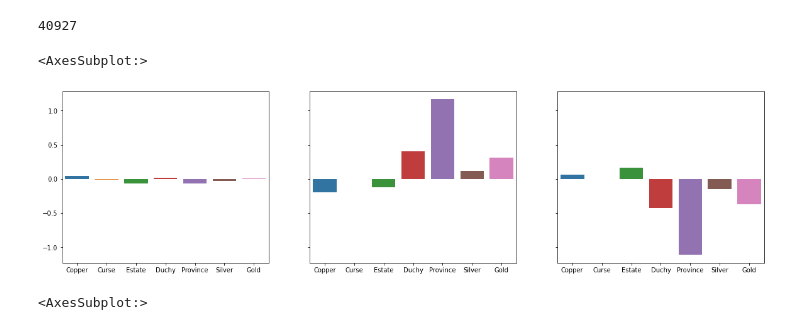
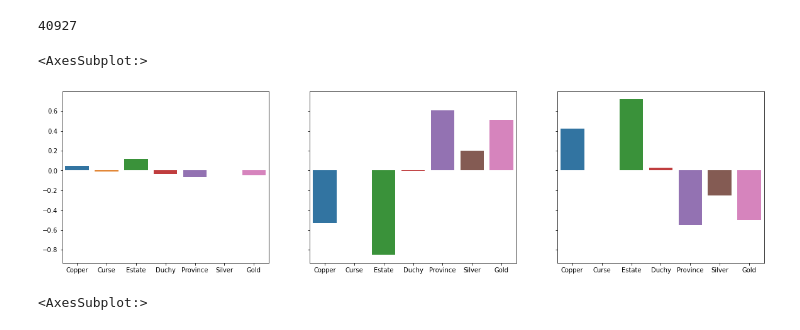
Before and after one commit to SpecificGenerality/PyDominion, a Jupyter notebook: notebooks/mcts_training.ipynb, the cells around one changed output. Drawn from its saved outputs; the diff is of its cells as text; code cells hidden in the pictures.

```diff
--- a/notebooks/mcts_training.ipynb
+++ b/notebooks/mcts_training.ipynb
@@ -26,8 +26,8 @@ model_dir = os.path.join(project_root, 'models')
 # %% [markdown]
 ## Full Dominion MCTS ##
 # %%
-tree_name = 'r-dw-mcts-bm-warm-start-100k-srat-base-default-ucb1-old-mlog'
-rollout_name = 'mlog-10k-base-default-bm'
+tree_name = 'r-dw-mcts-bm-hotrt-100k-srat-base-default-ucb1-old-mlog'
+rollout_name = 'default-mlog-full'
 tree_path = os.path.join(model_dir, tree_name)
 rollout_path = os.path.join(model_dir, rollout_name)
 # %%
@@ -84,8 +84,8 @@ tree = GameTree.load(tree_path, train=False, _skip_level=False, selection='max')
 # %%
 from buffer import Buffer
 # %%
-tree_name = 'r-r-mcts-bm-warm-start-sandbox-100k-srat'
-rollout_name = 'sandbox-mlog-100k-10k-cap'
+tree_name = 'r-r-mcts-bm-hot-start-sandbox-100k-srat'
+rollout_name = 'default-mlog-sandbox-paper'
 tree_path = os.path.join(model_dir, tree_name)
 rollout_path = os.path.join(model_dir, rollout_name)
 # %%
@@ -101,7 +101,8 @@ tree = GameTree(train=True, C=C, selection='ucb1', _skip_level=False)
 # %%
 config = GameConfig(sandbox=True, num_players=2, must_include=[])
 # players = init_players(['UCT', 'DW'], tree=tree, rollout_type='mlog')
-player = init_players(['UCT'], tree=tree, rollout_type='mlog')[0]
+# player = init_players(['UCT'], tree=tree, rollout_type='mlog')[0]
+player = load_players(['UCT'], [rollout_path], tree=tree, rollout_type='mlog', use_tree=True)[0]
 players = [player, player]
 agent = players[0]
 # opp = players[1]
@@ -139,5 +140,5 @@ for i, x in enumerate(filtered_X):
         break
     rollout.buffers[8].locked_store(x, filtered_y[i])
 # %%
-rollout.train = False
+player.rollout.train = False
 # %%
@@ -145,20 +146,20 @@ train_mcts(env=env, tree=tree, epochs=90000, train_epochs_interval=sys.maxsize,
 # %%
 i=8
-plot_model = player.rollout.models[4]
+plot_model = player.rollout.models[8]
 # plot_model = test_model
 
 agent_weights = plot_model.coef_[0][7:14]
 opp_weights = plot_model.coef_[0][14:]
 supply_weights = plot_model.coef_[0][:7]
 cards = [str(k()) for k in env.game.state.feature.idxs]
 
 f, axes = plt.subplots(1,3, figsize=(20, 5), sharey='all')
 sns.barplot(x=cards, y=supply_weights, ax=axes[0])
 sns.barplot(x=cards, y=agent_weights, ax=axes[1])
 sns.barplot(x=cards, y=opp_weights, ax=axes[2])
 # %% [output]
 <AxesSubplot:>
-[figure, old version]
+[figure, new version]
 # %%
 agent_weights_comp = plot_model.coef_[0][7:14]
 opp_weights_comp = plot_model.coef_[0][14:]
```
Also changed, not shown: parts of 4 cells of this notebook, 1 other file.
